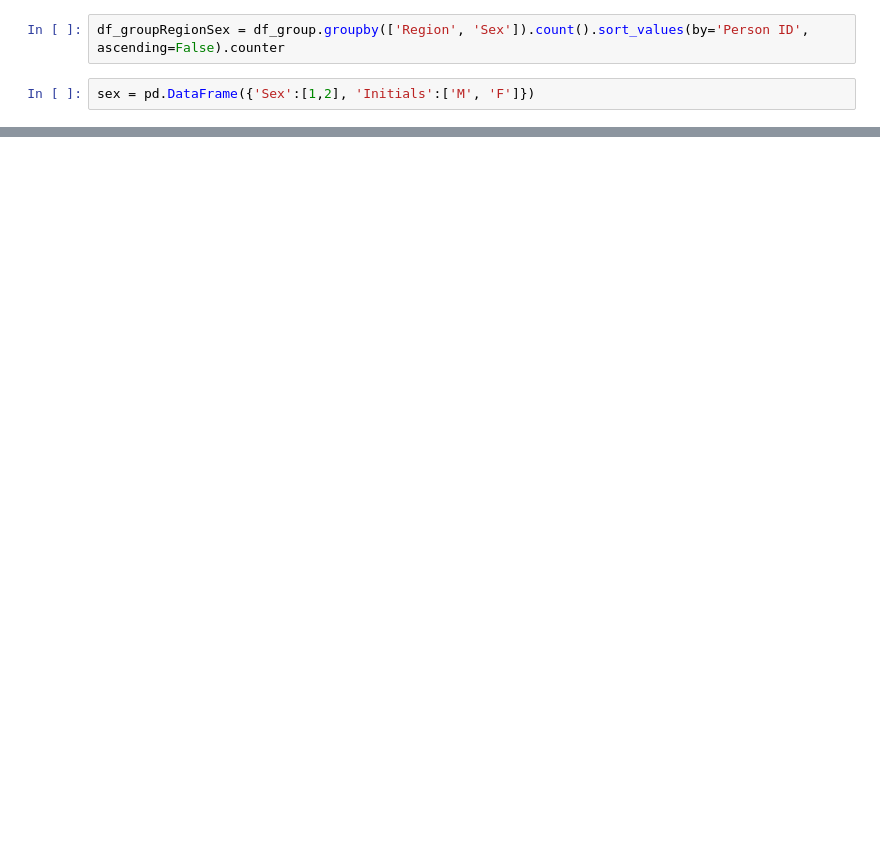
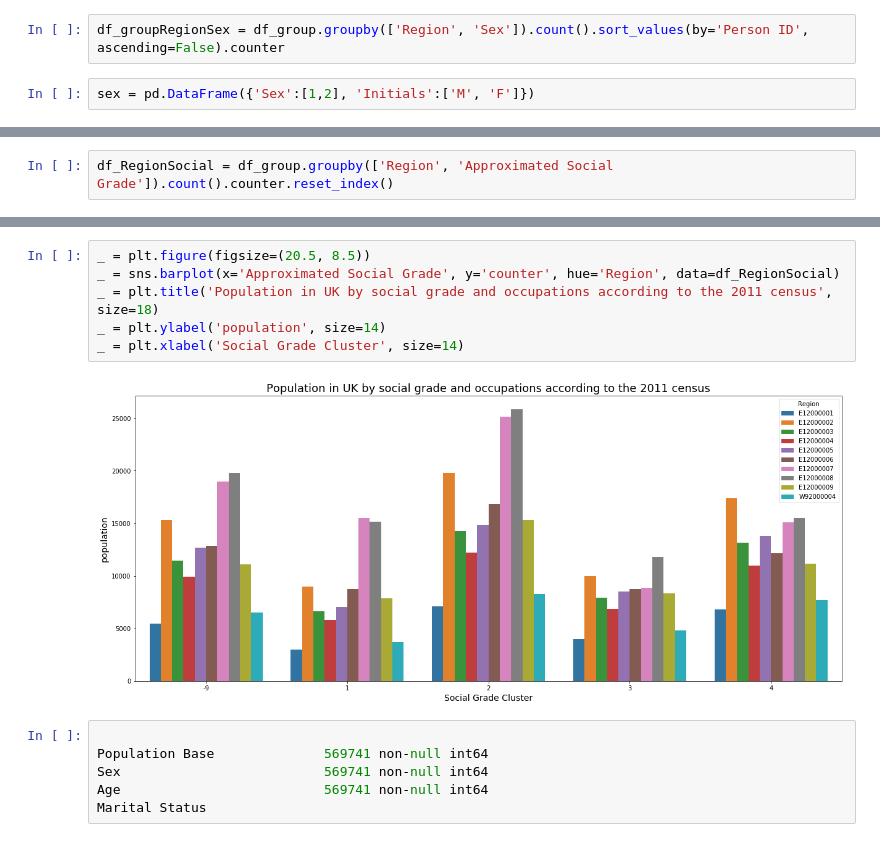
Before and after one commit to Daesparz/Conundrum_7, a Jupyter notebook: exploratory_data_analysis.ipynb, the cells around one changed output, grey strips where cells are left out. Drawn from its saved outputs; the diff is of its cells as text; blank space fills up the shorter version.

```diff
--- a/exploratory_data_analysis.ipynb
+++ b/exploratory_data_analysis.ipynb
@@ -90,0 +172,2 @@ _ = sns.barplot(x='Region', y='counter', hue="Sex", data=df_groupRegionSex.reset
+# %%
+df_RegionSocial = df_group.groupby(['Region', 'Approximated Social Grade']).count().counter.reset_index()
@@ -90,0 +194,14 @@ _ = sns.barplot(x='Region', y='counter', hue="Sex", data=df_groupRegionSex.reset
+# %%
+_ = plt.figure(figsize=(20.5, 8.5))
+_ = sns.barplot(x='Approximated Social Grade', y='counter', hue='Region', data=df_RegionSocial)
+_ = plt.title('Population in UK by social grade and occupations according to the 2011 census', size=18)
+_ = plt.ylabel('population', size=14)
+_ = plt.xlabel('Social Grade Cluster', size=14)
+# %% [output]
+[figure, added]
+# %%
+
+Population Base              569741 non-null int64
+Sex                          569741 non-null int64
+Age                          569741 non-null int64
+Marital Status
```
Also changed, not shown: parts of 20 cells of this notebook.
